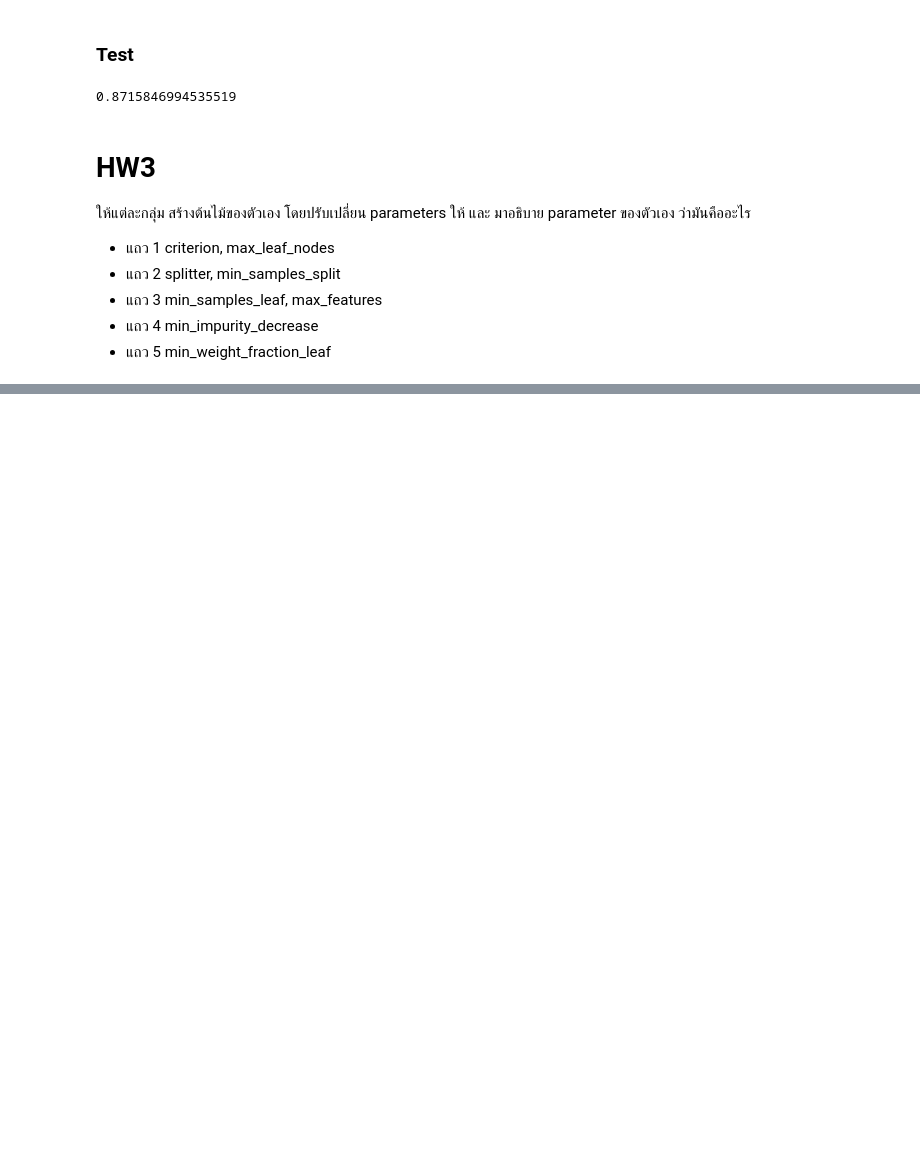
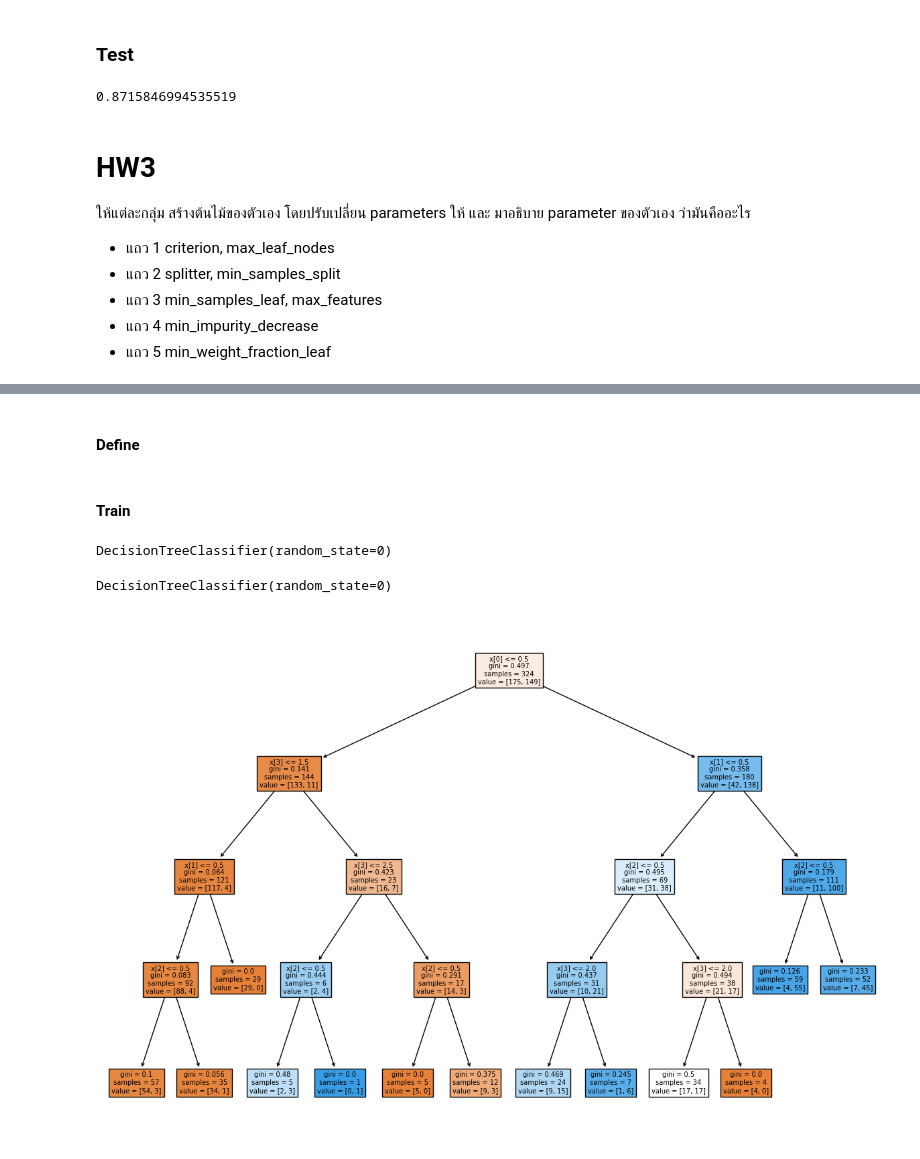
Before and after one commit to puttipongyy/BSC_DPDM23, a Jupyter notebook: Classification.ipynb, the cells around one changed output, grey strips where cells are left out. Cells and saved outputs as stored; diff of their text form; code cells hidden in the pictures; blank space fills up the shorter version.

Commit message:
HW3 Q1 Criterion Complete!

```diff
--- a/Classification.ipynb
+++ b/Classification.ipynb
@@ -257,0 +348,20 @@ accuracy_score(y_test, y_predict2)
+# %% [markdown]
+#### Define
+# %%
+Dtree_gini = DecisionTreeClassifier(random_state=0, criterion='gini' )
+Dtree_gini2 = DecisionTreeClassifier(random_state=0, criterion='gini' )
+# %% [markdown]
+#### Train
+# %%
+Dtree_gini.fit(X_train,y_train)
+# %% [output]
+DecisionTreeClassifier(random_state=0)
+# %%
+Dtree_gini2.fit(X_train2,y_train2)
+# %% [output]
+DecisionTreeClassifier(random_state=0)
+# %%
+_, ax = plt.subplots(figsize=(15,10))
+tree.plot_tree(Dtree_gini, filled = True, ax= ax);
+# %% [output]
+[figure, added]
```
Also changed, not shown: parts of 43 cells of this notebook.
